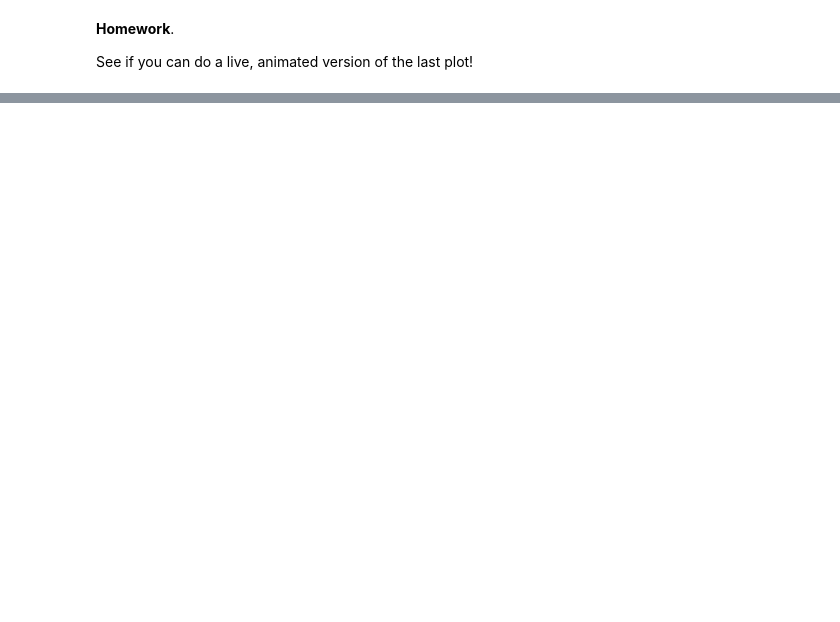
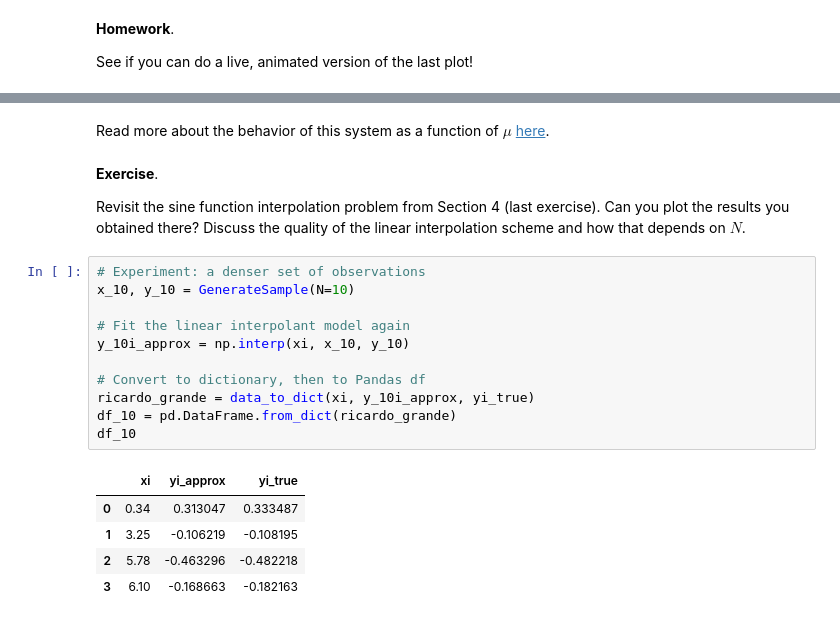
Before and after one commit to phantomachine/macroteoria, a Jupyter notebook: exercises1/Leotards and Legwarmers.ipynb, the cells around one changed output, grey strips where cells are left out. Cells and saved outputs as stored; diff of their text form; blank space fills up the shorter version.

```diff
--- a/exercises1/Leotards and Legwarmers.ipynb
+++ b/exercises1/Leotards and Legwarmers.ipynb
@@ -203,0 +591,23 @@ See if you can do a live, animated version of the last plot!
+# %% [markdown]
+Read more about the behavior of this system as a function of $\mu$ [here](https://en.wikipedia.org/wiki/Tent_map).
+# %% [markdown]
+**Exercise**.
+
+Revisit the sine function interpolation problem from Section 4 (last exercise). Can you plot the results you obtained there? Discuss the quality of the linear interpolation scheme and how that depends on $N$.
+# %%
+# Experiment: a denser set of observations
+x_10, y_10 = GenerateSample(N=10)
+
+# Fit the linear interpolant model again
+y_10i_approx = np.interp(xi, x_10, y_10)
+
+# Convert to dictionary, then to Pandas df
+ricardo_grande = data_to_dict(xi, y_10i_approx, yi_true)
+df_10 = pd.DataFrame.from_dict(ricardo_grande)
+df_10
+# %% [output]
+|  | xi | yi_approx | yi_true |
+| 0 | 0.34 | 0.313047 | 0.333487 |
+| 1 | 3.25 | -0.106219 | -0.108195 |
+| 2 | 5.78 | -0.463296 | -0.482218 |
+| 3 | 6.10 | -0.168663 | -0.182163 |
```
Also changed, not shown: parts of 74 cells of this notebook.
